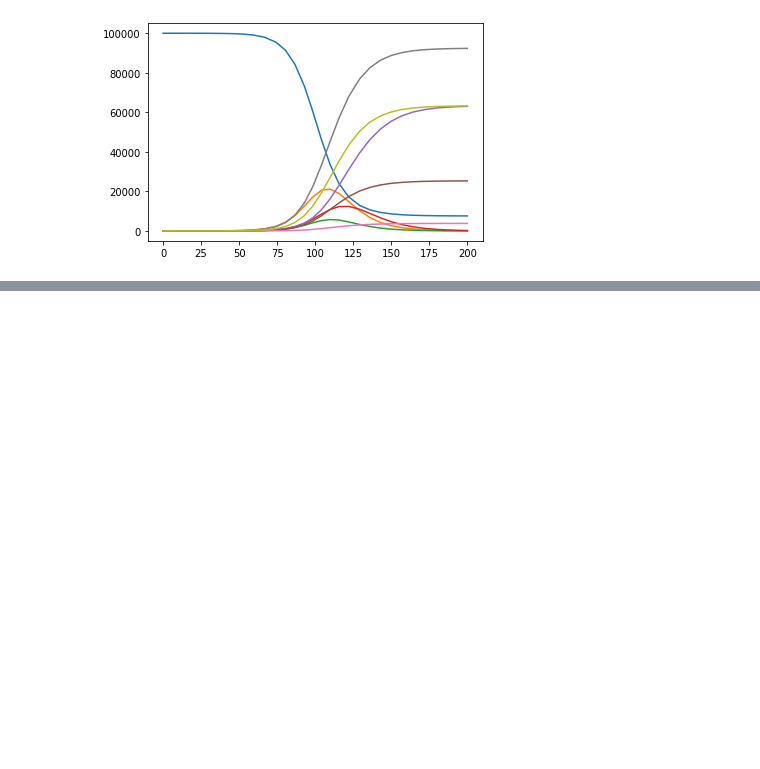
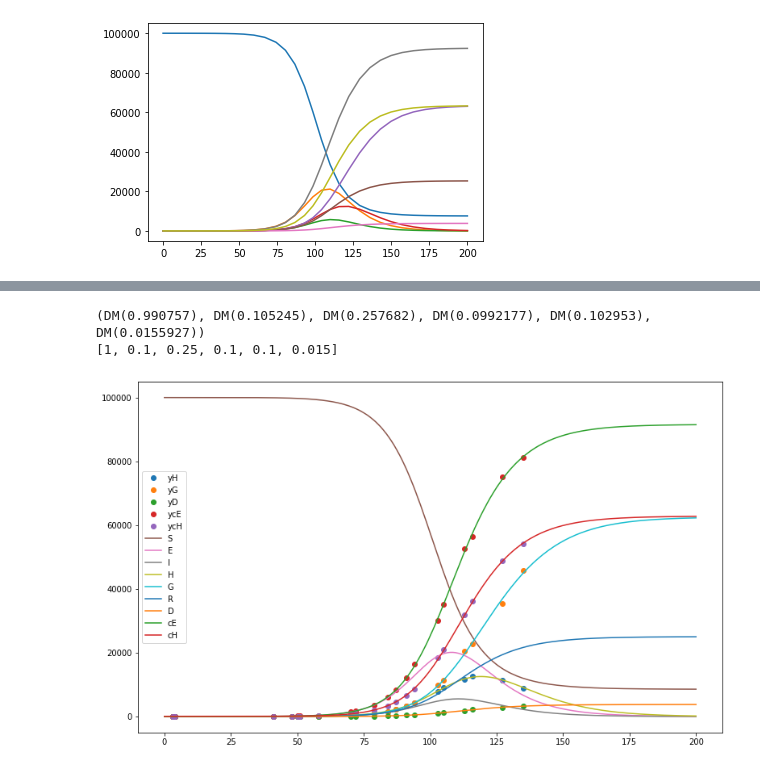
Before and after one commit to dwu402/pypei, a Jupyter notebook: synth_sd.ipynb, the cells around one changed output, grey strips where cells are left out. Saved outputs shown, nothing was run; the diff lists cells and outputs as text; code cells hidden in the pictures; blank space fills up the shorter version.

```diff
--- a/synth_sd.ipynb
+++ b/synth_sd.ipynb
@@ -201,0 +211,12 @@ print(p_true)
+# %%
+fig, ax=plt.subplots(figsize=[13, 8])
+ax.plot(data_time, ex_data_pd, 'o')
+for data_stripe in getx(sols[idx]['x']):
+    ax.plot(model.observation_times, data_stripe)
+plt.legend(['yH', 'yG', 'yD', 'ycE', 'ycH', 'S', 'E', 'I', 'H', 'G', 'R', 'D', 'cE', 'cH'])
+print(getp(sols[idx]['x']))
+print(p_true)
+# %% [output]
+(DM(0.990757), DM(0.105245), DM(0.257682), DM(0.0992177), DM(0.102953), DM(0.0155927))
+[1, 0.1, 0.25, 0.1, 0.1, 0.015]
+[figure, added]
```
Also changed, not shown: parts of 8 cells of this notebook.
